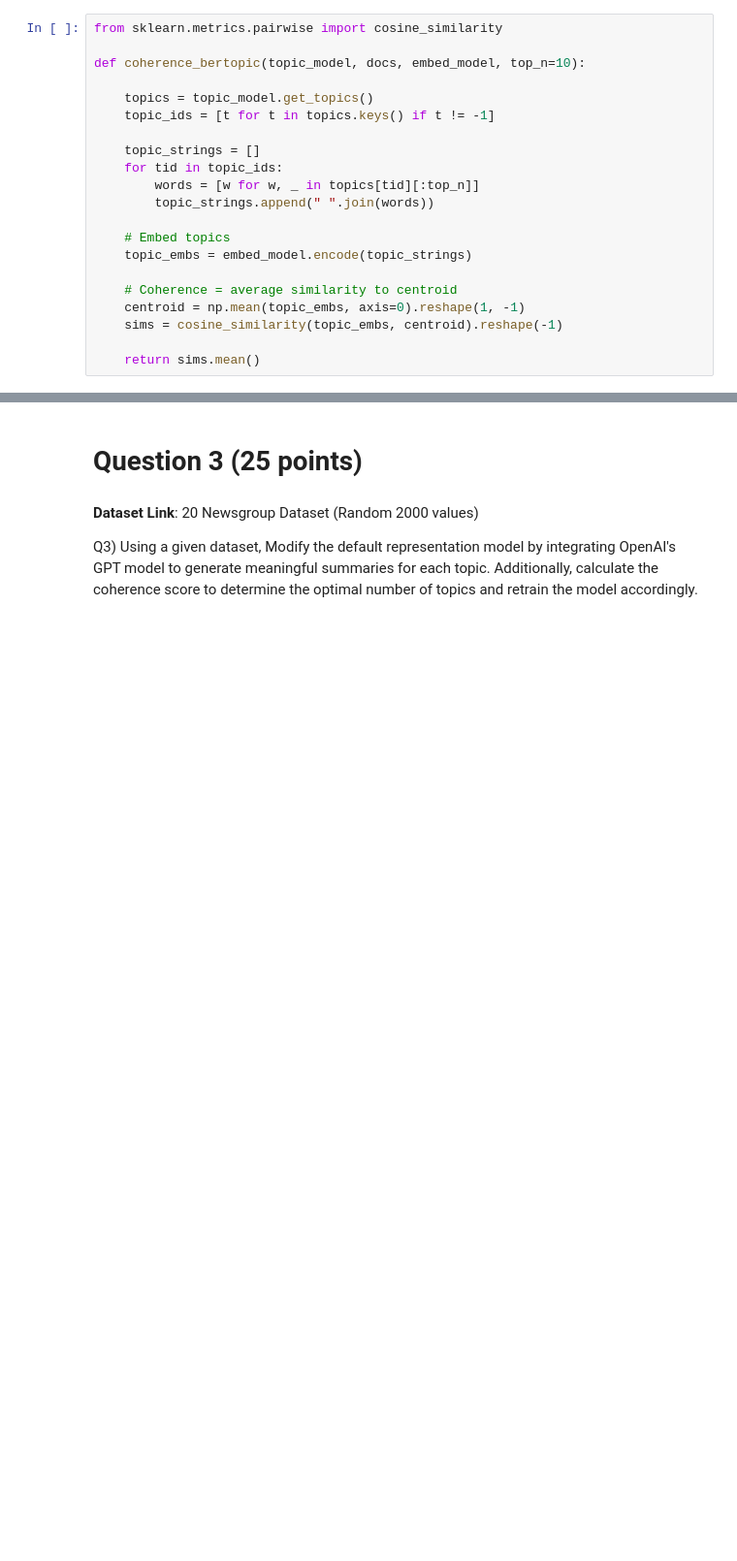
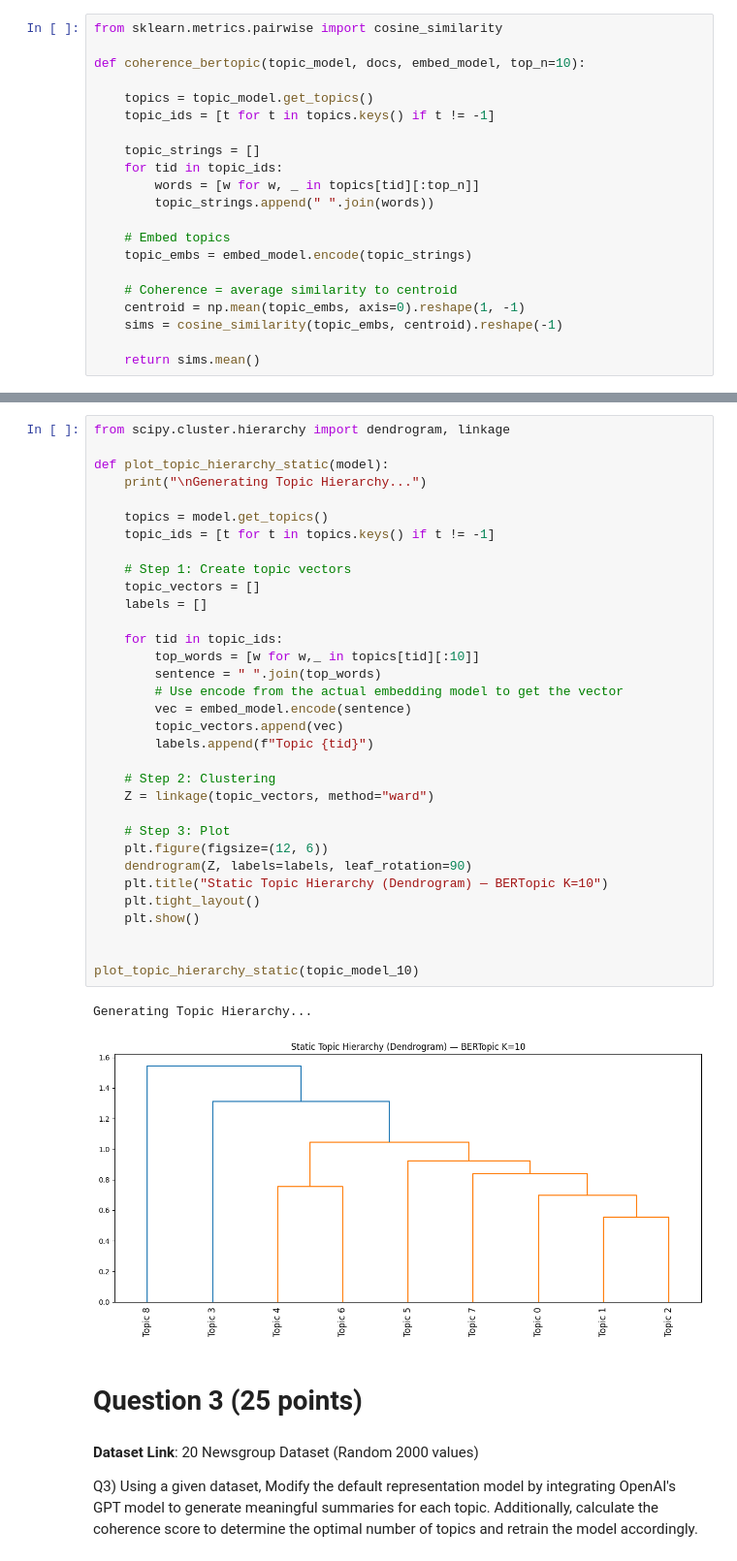
Before and after one commit to asutoshpaluri20-droid/Asutosh_INFO5731_Fall2025, a Jupyter notebook: Paluri_Asutosh_Assignment_04.ipynb, the cells around one changed output, grey strips where cells are left out. Shown at 97% size. Cells and saved outputs as stored; diff of their text form; blank space fills up the shorter version.

```diff
--- a/Paluri_Asutosh_Assignment_04.ipynb
+++ b/Paluri_Asutosh_Assignment_04.ipynb
@@ -489,3 +555,39 @@ topic_model_10.visualize_hierarchy().show()
+# %%
+from scipy.cluster.hierarchy import dendrogram, linkage
+
+def plot_topic_hierarchy_static(model):
+    print("\nGenerating Topic Hierarchy...")
+
+    topics = model.get_topics()
+    topic_ids = [t for t in topics.keys() if t != -1]
+
+    # Step 1: Create topic vectors
+    topic_vectors = []
+    labels = []
+
+    for tid in topic_ids:
+        top_words = [w for w,_ in topics[tid][:10]]
+        sentence = " ".join(top_words)
+        # Use encode from the actual embedding model to get the vector
+        vec = embed_model.encode(sentence)
+        topic_vectors.append(vec)
+        labels.append(f"Topic {tid}")
+
+    # Step 2: Clustering
+    Z = linkage(topic_vectors, method="ward")
+
+    # Step 3: Plot
+    plt.figure(figsize=(12, 6))
+    dendrogram(Z, labels=labels, leaf_rotation=90)
+    plt.title("Static Topic Hierarchy (Dendrogram) — BERTopic K=10")
+    plt.tight_layout()
+    plt.show()
+
+
+plot_topic_hierarchy_static(topic_model_10)
+# %% [output]
+Generating Topic Hierarchy...
+[figure, added]
 # %% [markdown]
 # **Question 3 (25 points)**
 # %% [markdown]
```
Also changed, not shown: parts of 23 cells of this notebook.
